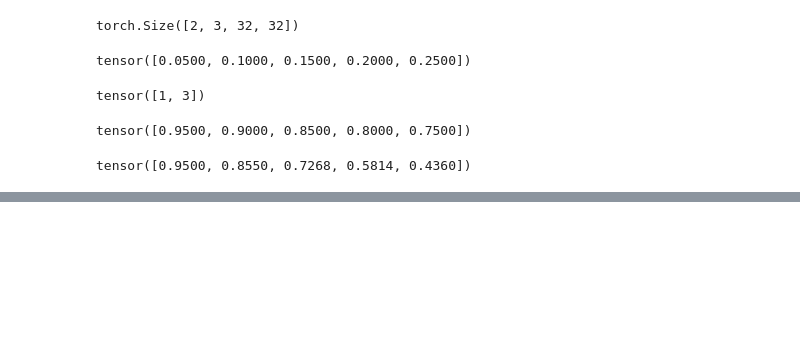
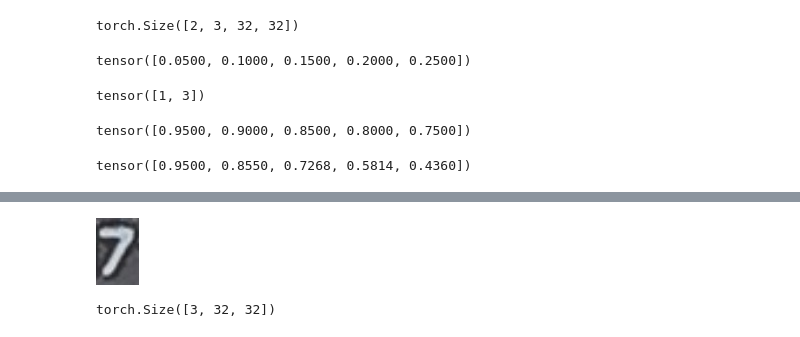
Before and after one commit to iteam1/DDPM, a Jupyter notebook: notebooks/diffusion_tutorial.ipynb, the cells around one changed output, grey strips where cells are left out. Saved outputs shown, nothing was run; the diff lists cells and outputs as text; code cells hidden in the pictures; blank space fills up the shorter version.

```diff
--- a/notebooks/diffusion_tutorial.ipynb
+++ b/notebooks/diffusion_tutorial.ipynb
@@ -44,0 +107,10 @@ tensor([0.9500, 0.8550, 0.7268, 0.5814, 0.4360])
+# %%
+# random choice input image
+filenames = os.listdir('../data')
+filename = random.choice(filenames)
+
+# show image
+image = Image.open(os.path.join('../data',filename))
+image
+# %% [output]
+[figure, added]
@@ -44,0 +133,6 @@ tensor([0.9500, 0.8550, 0.7268, 0.5814, 0.4360])
+# %%
+# test transform function
+torch_image = transform(image)
+torch_image.shape
+# %% [output]
+torch.Size([3, 32, 32])
```
Also changed, not shown: parts of 23 cells of this notebook.
